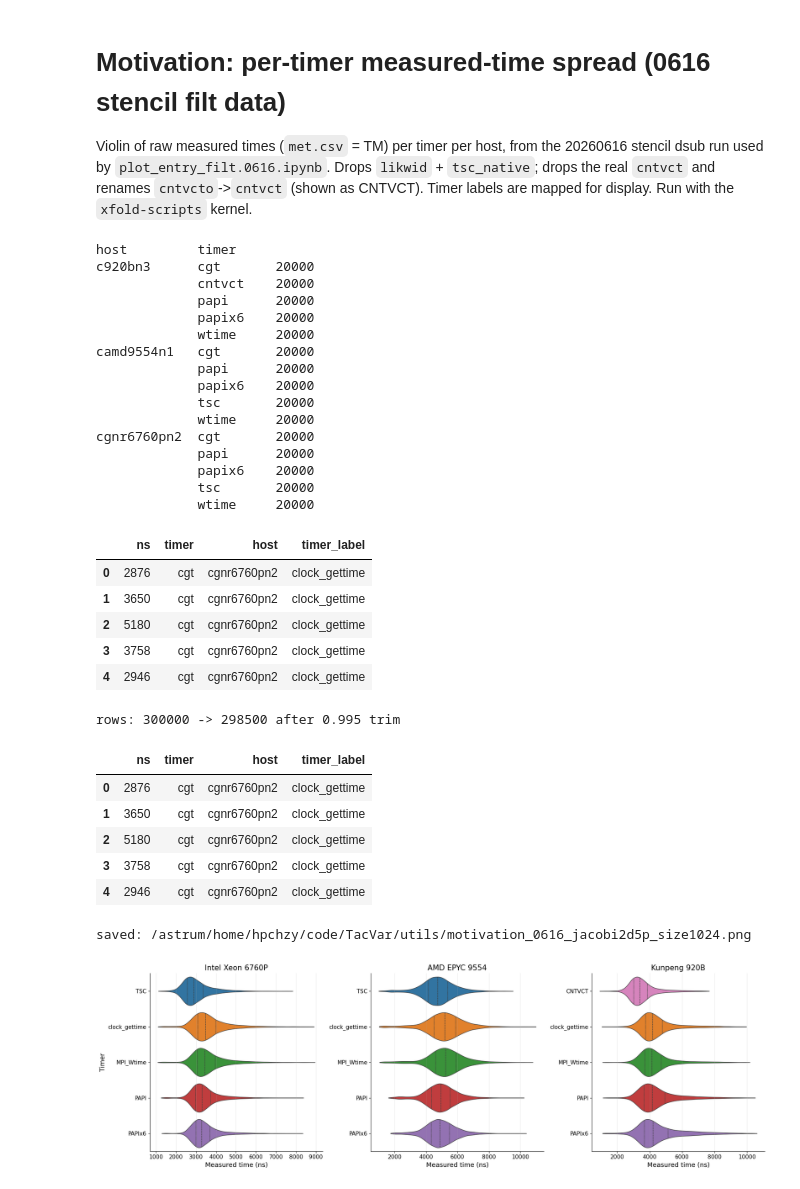
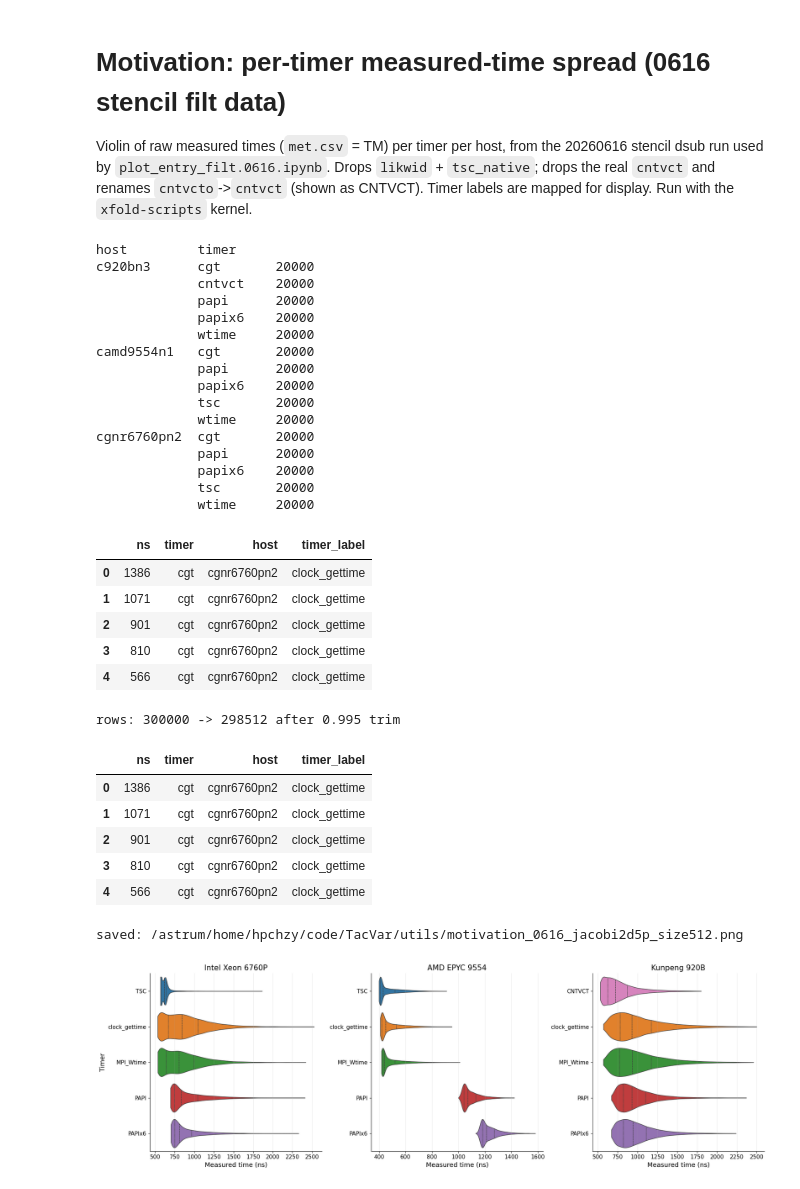
Before and after one commit to HunterHan/TacVar, a Jupyter notebook: utils/motivation.0616.ipynb, the cells around one changed output. Cells and saved outputs as stored; diff of their text form; code cells hidden in the pictures.

```diff
--- a/utils/motivation.0616.ipynb
+++ b/utils/motivation.0616.ipynb
@@ -19,11 +19,11 @@ import seaborn as sns
 DATA_ROOT = '/astrum/home/hpchzy/code/data'
 DATE_BASE = '20260616'
 OUTPUT = 'output_stencil_filt_dsub'
-SHUFFLE_SELECT = 'shuffle2'
+SHUFFLE_SELECT = 'shuffle1'
 
 # which kernel / grid size to show (one panel per host)
 KERNEL = 'jacobi2d5p'
-SIZE = 1024
+SIZE = 512
 HOSTS = ['cgnr6760pn2', 'camd9554n1', 'c920bn3']
 
 # timers removed entirely; cntvcto is renamed to cntvct (CNTVCT) afterwards
@@ -33,9 +33,11 @@ SAMPLE_PER_TIMER = 20000   # subsample met.csv per (host, timer) for the violins
 QUANTILE_TRIM = 0.995      # drop the upper tail before plotting
 
 # ---- font sizes (tune here) ----
-TITLE_FONTSIZE = 15
-AXIS_LABEL_FONTSIZE = 13
-TICK_FONTSIZE = 11
+TITLE_FONTSIZE  = 15   # host panel title
+XLABEL_FONTSIZE = 13   # x-axis label (Measured time (ns))
+YLABEL_FONTSIZE = 13   # y-axis label (Timer)
+XTICK_FONTSIZE  = 11   # x tick numbers (ns)
+YTICK_FONTSIZE  = 11   # y tick labels (timer names)
 
 TIMER_LABELS = {
     'tsc': 'TSC',
@@ -125,11 +127,11 @@ cgnr6760pn2  cgt       20000
              tsc       20000
              wtime     20000
 |  | ns | timer | host | timer_label |
-| 0 | 2876 | cgt | cgnr6760pn2 | clock_gettime |
-| 1 | 3650 | cgt | cgnr6760pn2 | clock_gettime |
-| 2 | 5180 | cgt | cgnr6760pn2 | clock_gettime |
-| 3 | 3758 | cgt | cgnr6760pn2 | clock_gettime |
-| 4 | 2946 | cgt | cgnr6760pn2 | clock_gettime |
+| 0 | 1386 | cgt | cgnr6760pn2 | clock_gettime |
+| 1 | 1071 | cgt | cgnr6760pn2 | clock_gettime |
+| 2 | 901 | cgt | cgnr6760pn2 | clock_gettime |
+| 3 | 810 | cgt | cgnr6760pn2 | clock_gettime |
+| 4 | 566 | cgt | cgnr6760pn2 | clock_gettime |
 # %%
 # drop the upper tail per (host, timer) so the violins are readable
 thr = df.groupby(['host', 'timer'])['ns'].transform(lambda s: s.quantile(QUANTILE_TRIM))
@@ -137,40 +139,41 @@ df_trim = df[df['ns'] <= thr].copy()
 print(f'rows: {len(df)} -> {len(df_trim)} after {QUANTILE_TRIM:g} trim')
 df_trim.head()
 # %% [output]
-rows: 300000 -> 298500 after 0.995 trim
+rows: 300000 -> 298512 after 0.995 trim
 |  | ns | timer | host | timer_label |
-| 0 | 2876 | cgt | cgnr6760pn2 | clock_gettime |
-| 1 | 3650 | cgt | cgnr6760pn2 | clock_gettime |
-| 2 | 5180 | cgt | cgnr6760pn2 | clock_gettime |
-| 3 | 3758 | cgt | cgnr6760pn2 | clock_gettime |
-| 4 | 2946 | cgt | cgnr6760pn2 | clock_gettime |
+| 0 | 1386 | cgt | cgnr6760pn2 | clock_gettime |
+| 1 | 1071 | cgt | cgnr6760pn2 | clock_gettime |
+| 2 | 901 | cgt | cgnr6760pn2 | clock_gettime |
+| 3 | 810 | cgt | cgnr6760pn2 | clock_gettime |
+| 4 | 566 | cgt | cgnr6760pn2 | clock_gettime |
 # %%
 hosts = [h for h in HOSTS if h in set(df_trim['host'])]
 fig, axes = plt.subplots(1, len(hosts), figsize=(6.3 * len(hosts), 6), sharey=False)
 axes = np.atleast_1d(axes)
 
 for ax, host in zip(axes, hosts):
     host_df = df_trim[df_trim['host'] == host]
     present = [t for t in TIMER_ORDER if t in set(host_df['timer'])]
     order = [timer_label(t) for t in present]
     palette = {timer_label(t): TIMER_COLORS.get(t, '#888888') for t in present}
     sns.violinplot(
         data=host_df, x='ns', y='timer_label', order=order,
         hue='timer_label', hue_order=order, palette=palette, legend=False,
         inner='quart', linewidth=1.0, density_norm='width', cut=0, ax=ax,
     )
     ax.set_title(HOST_NAME_MAP.get(host, host), fontsize=TITLE_FONTSIZE)
-    ax.set_xlabel('Measured time (ns)', fontsize=AXIS_LABEL_FONTSIZE)
-    ax.set_ylabel('Timer' if ax is axes[0] else '', fontsize=AXIS_LABEL_FONTSIZE)
-    ax.tick_params(axis='both', labelsize=TICK_FONTSIZE)
+    ax.set_xlabel('Measured time (ns)', fontsize=XLABEL_FONTSIZE)
+    ax.set_ylabel('Timer' if ax is axes[0] else '', fontsize=YLABEL_FONTSIZE)
+    ax.tick_params(axis='x', labelsize=XTICK_FONTSIZE)
+    ax.tick_params(axis='y', labelsize=YTICK_FONTSIZE)
     ax.grid(True, axis='x', alpha=0.25)
 
 sns.despine()
 plt.tight_layout()
 out = Path('/astrum/home/hpchzy/code/TacVar/utils') / f'motivation_0616_{KERNEL}_size{SIZE}.png'
 fig.savefig(out, dpi=220, bbox_inches='tight')
 print('saved:', out)
 plt.show()
 # %% [output]
-saved: /astrum/home/hpchzy/code/TacVar/utils/motivation_0616_jacobi2d5p_size1024.png
+saved: /astrum/home/hpchzy/code/TacVar/utils/motivation_0616_jacobi2d5p_size512.png
-[figure, old version]
+[figure, new version]
```
Also changed, not shown: 4 other files.
